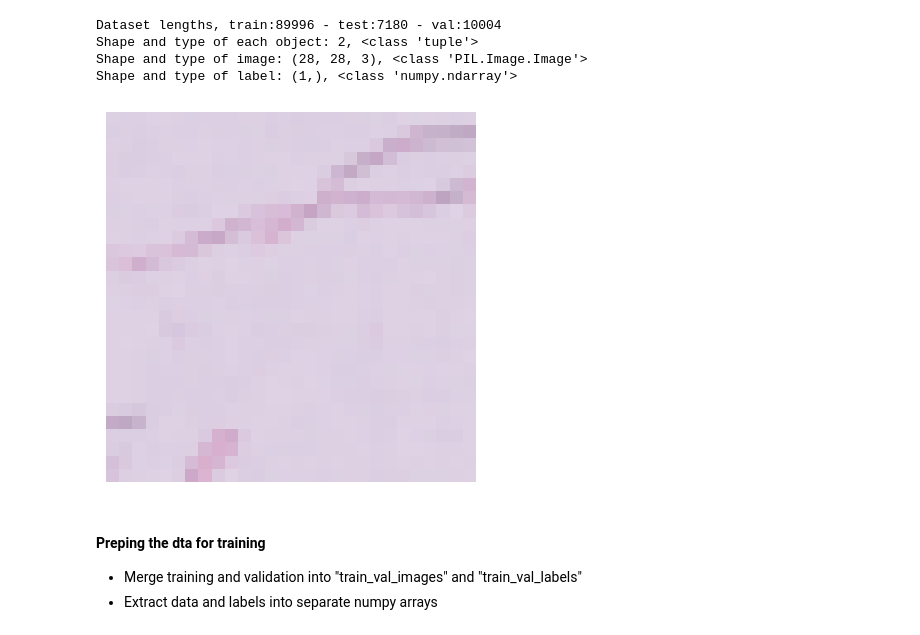
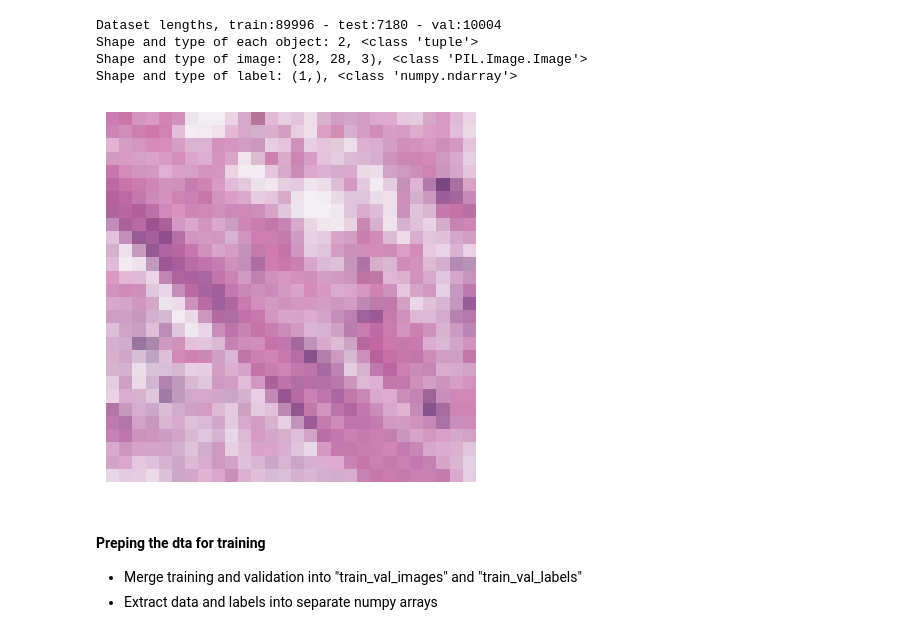
Before and after one commit to roct/mednmist_ucl, a Jupyter notebook: B/taskB.ipynb, the cells around one changed output. Cells and saved outputs as stored; diff of their text form; code cells hidden in the pictures.

```diff
--- a/B/taskB.ipynb
+++ b/B/taskB.ipynb
@@ -31,14 +31,17 @@ Shape and type of image: (28, 28, 3), <class 'PIL.Image.Image'>
 Shape and type of label: (1,), <class 'numpy.ndarray'>
 # %%
 # Get the first image from the training set
-first_image = dataset_train[0][0]
+first_image = dataset_train[4][0]
 
 # Plot the image
 plt.imshow(first_image)
 plt.axis('off')
 plt.show()
+
+# Get the first image from the training set
+plt.imsave('PathMNIST-image.png', first_image)
 # %% [output]
-[figure, old version]
+[figure, new version]
 # %% [markdown]
 #### Preping the dta for training
 - Merge training and validation into "train_val_images" and "train_val_labels"
```
Also changed, not shown: parts of 14 cells of this notebook, 3 other files.
